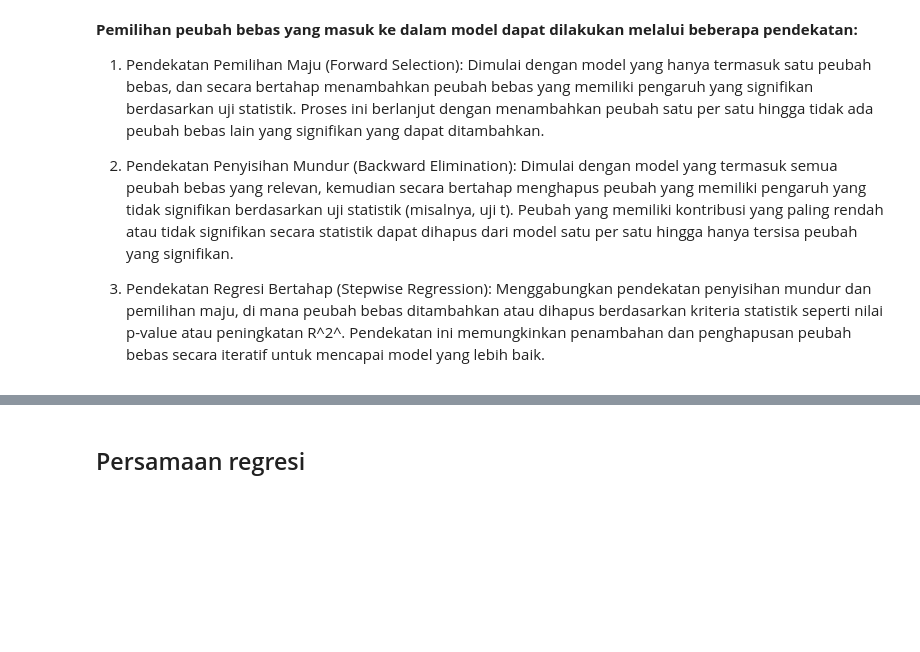
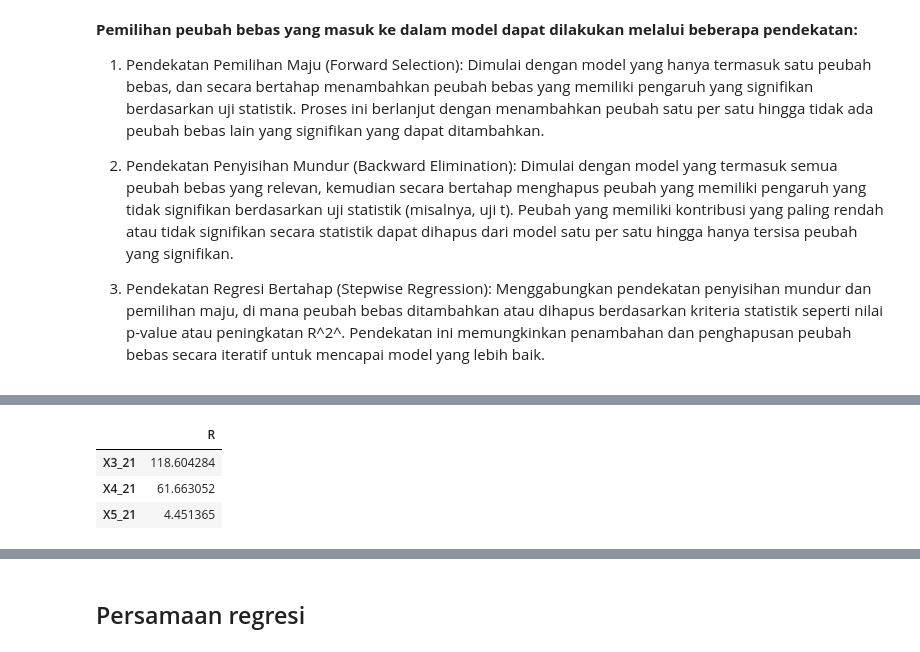
Before and after one commit to mzkki25/stepwise-linear-regression-without-libraries, a Jupyter notebook: regresi_linear.ipynb, the cells around one changed output, grey strips where cells are left out. Drawn from its saved outputs; the diff is of its cells as text; code cells hidden in the pictures; blank space fills up the shorter version.

```diff
--- a/regresi_linear.ipynb
+++ b/regresi_linear.ipynb
@@ -519,0 +593,12 @@ Maka, X4_123 tidak masuk ke dalam model
+# %%
+# Peubah yang telah duluan masuk diuji lagi apakah tetap dalam model setelah dimasukannya peubah baru
+X = np.array([[1, df['X1'][i], df['X2'][i]] for i in range(len(df))]) # Y = B0 + B1X1 + B2X2
+b = np.linalg.inv(X.T.dot(X)).dot(X.T).dot(Y)
+g = X.T.dot(Y)
+
+JKR = 0
+for i in range(len(b)):
+    JKR += b[i] * g[i]
+JKR = JKR - (np.sum(Y)**2) / len(Y)
+
+print(JKR - R[0]) # R(B1, B2) - R(B1)
@@ -519,0 +633,24 @@ Maka, X4_123 tidak masuk ke dalam model
+# %%
+# Langkah 3: Pilih peubah yang memberikan peningkatan R terbesar bersama dengan peubah yang telah dipilih sebelumnya
+Ri_21 = []
+
+for var in ['X3', 'X4', 'X5']:
+    X = np.array([[1, df['X2'][i], df['X1'][i], df[var][i]] for i in range(len(df))]) # Y = B0 + B2X2 + B1X1 + BiXi
+    b = np.linalg.inv(X.T.dot(X)).dot(X.T).dot(Y)
+    g = X.T.dot(Y)
+
+    JKR = 0
+    for i in range(len(b)):
+        JKR += b[i] * g[i]
+    JKR = JKR - (np.sum(Y)**2) / len(Y)
+
+    Ri_21.append(JKR - (R[1] + Ri_2[0])) # R(B2, B1, Bi) - (R(B2, B1) + R(B2))
+
+# Konversikan ke dataframe
+df_R = pd.DataFrame(Ri_21, index=['X3_21', 'X4_21', 'X5_21'], columns=['R'])
+df_R
+# %% [output]
+|  | R |
+| X3_21 | 118.604284 |
+| X4_21 | 61.663052 |
+| X5_21 | 4.451365 |
```
Also changed, not shown: parts of 107 cells of this notebook.
